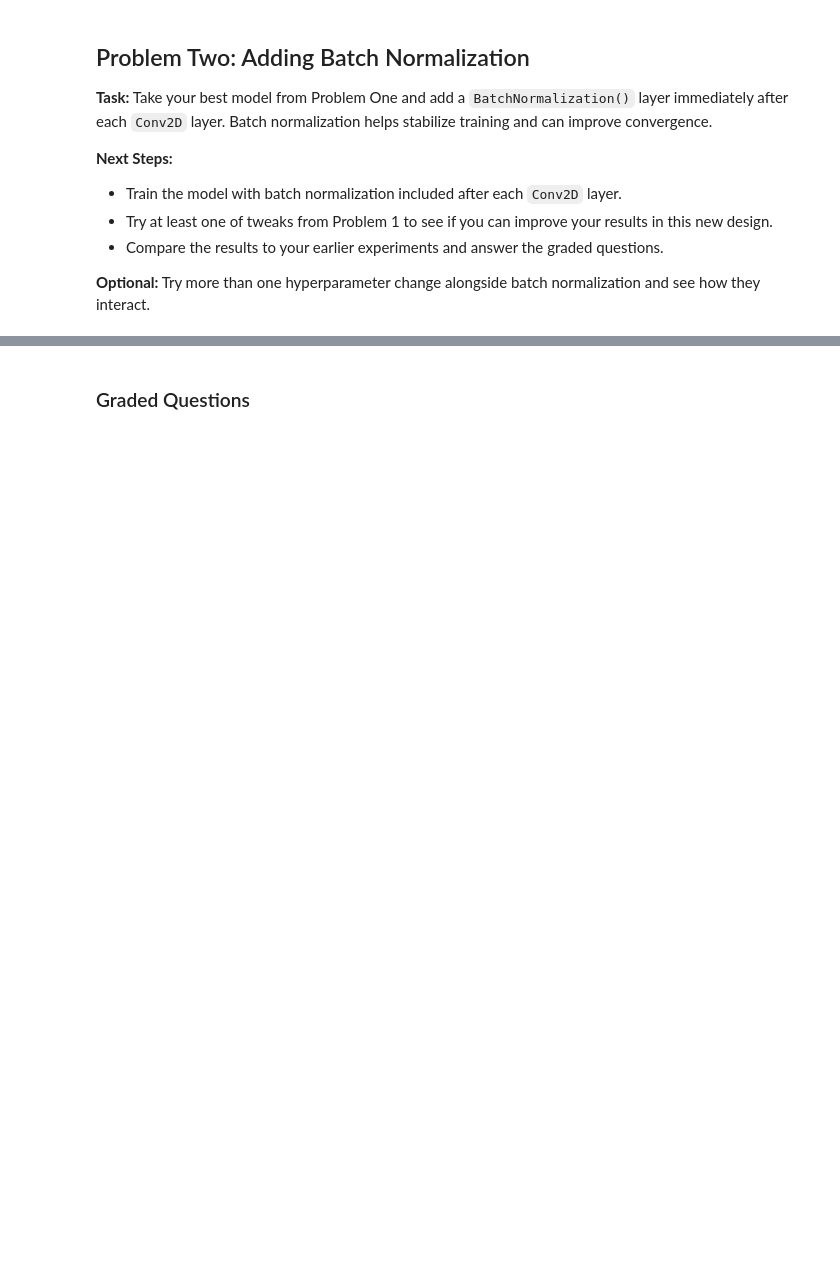
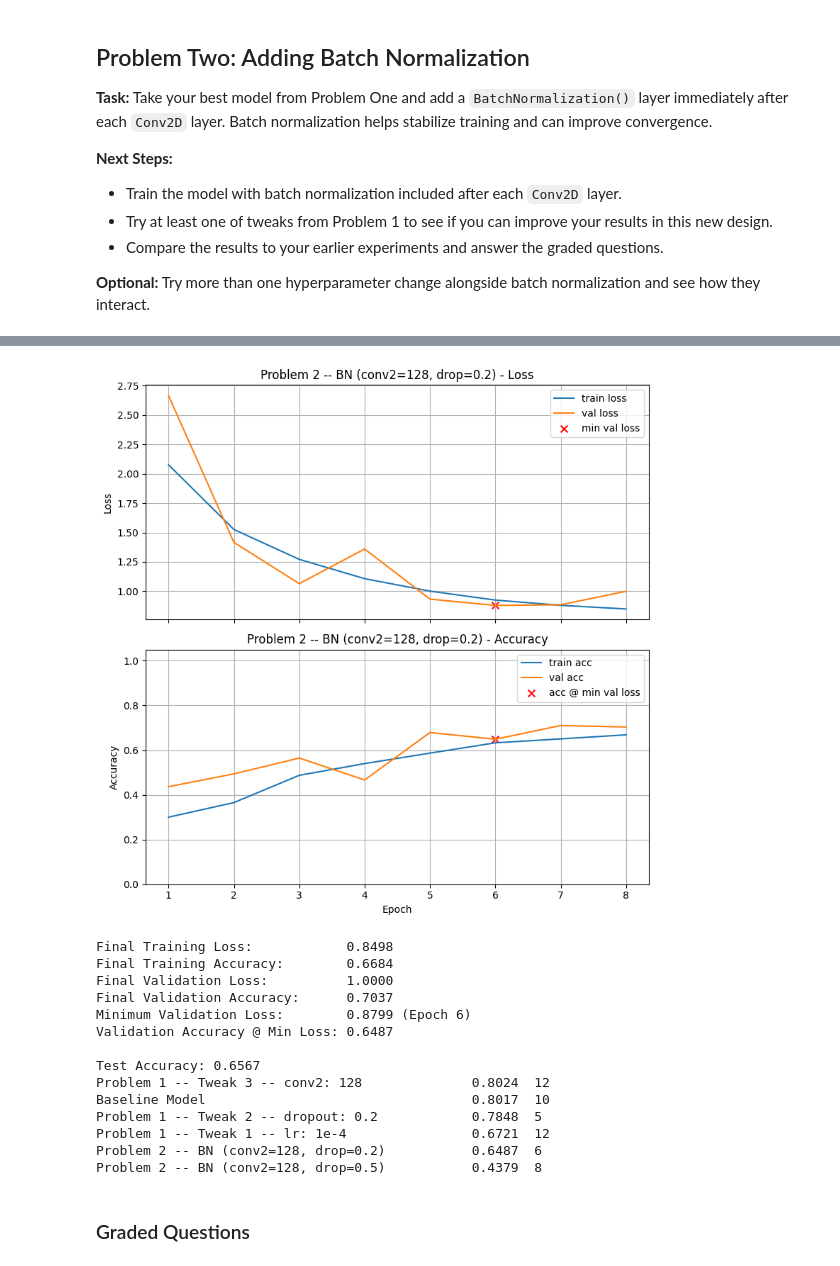
Before and after one commit to auwineza/Mod7-Week4-Project, a Jupyter notebook: OMDS-Mod7-Week4-Uwineza-Annick.ipynb, the cells around one changed output, grey strips where cells are left out. Cells and saved outputs as stored; diff of their text form; code cells hidden in the pictures; blank space fills up the shorter version.

```diff
--- a/OMDS-Mod7-Week4-Uwineza-Annick.ipynb
+++ b/OMDS-Mod7-Week4-Uwineza-Annick.ipynb
@@ -939,0 +1062,32 @@ Try more than one hyperparameter change alongside batch normalization and see ho
+# %%
+# BN + Tweak (dropout 0.2) (fast run)
+
+he = tf.keras.initializers.HeNormal()
+
+model_p2_bn_drop02 = tf.keras.models.Sequential([
+    tf.keras.Input(shape=(img_size[0], img_size[1], 3)),
+
+    tf.keras.layers.Conv2D(32, (3,3), activation="relu", kernel_initializer=he, padding="same"),
+    tf.keras.layers.BatchNormalization(),
+    tf.keras.layers.MaxPooling2D(2),
+
+    tf.keras.layers.Conv2D(128, (3,3), activation="relu", kernel_initializer=he, padding="same"),
+    tf.keras.layers.BatchNormalization(),
+    tf.keras.layers.MaxPooling2D(2),
+
+    tf.keras.layers.Flatten(),
+    tf.keras.layers.Dense(64, activation="relu", kernel_initializer=he),
+    tf.keras.layers.Dropout(0.2),  # tweak from Problem 1
+    tf.keras.layers.Dense(num_classes, activation="softmax")
+])
+
+history_p2_bn_drop02, test_p2_bn_drop02 = train_and_test_ds(
+    model_p2_bn_drop02,
+    title="Problem 2 -- BN (conv2=128, drop=0.2)",
+    epochs=8,
+    lr=1e-3,
+    verbose=2
+)
+
+print_results()
+# %% [output]
@@ -940,3 +1110,18 @@ Try more than one hyperparameter change alongside batch normalization and see ho
+[figure, added]
+Final Training Loss:            0.8498
+Final Training Accuracy:        0.6684
+Final Validation Loss:          1.0000
+Final Validation Accuracy:      0.7037
+Minimum Validation Loss:        0.8799 (Epoch 6)
+Validation Accuracy @ Min Loss: 0.6487
+
+Test Accuracy: 0.6567
+Problem 1 -- Tweak 3 -- conv2: 128              0.8024  12
+Baseline Model                                  0.8017  10
+Problem 1 -- Tweak 2 -- dropout: 0.2            0.7848  5
+Problem 1 -- Tweak 1 -- lr: 1e-4                0.6721  12
+Problem 2 -- BN (conv2=128, drop=0.2)           0.6487  6
+Problem 2 -- BN (conv2=128, drop=0.5)           0.4379  8
 # %% [markdown]
 ### Graded Questions
 # %%
```
Also changed, not shown: parts of 11 cells of this notebook.
